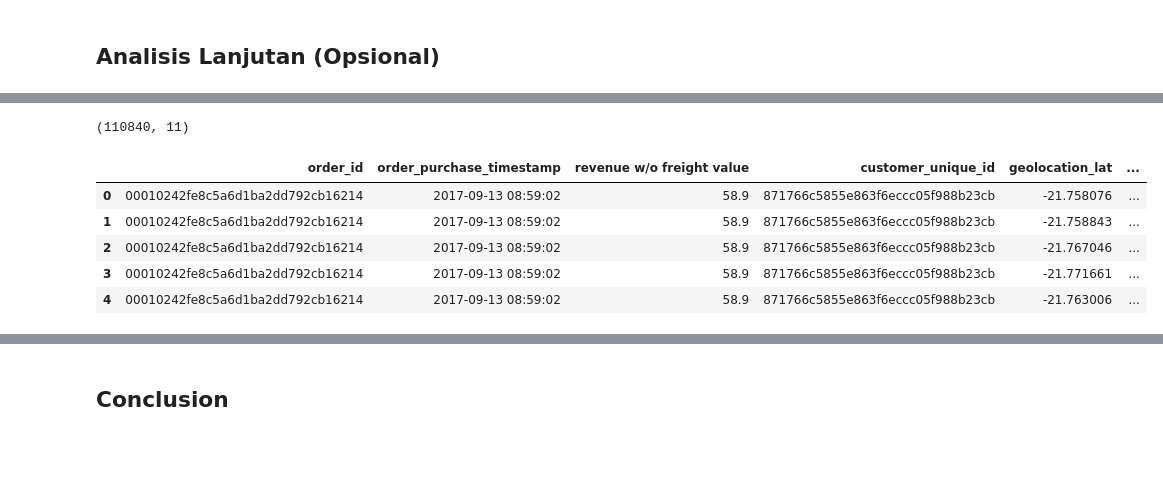
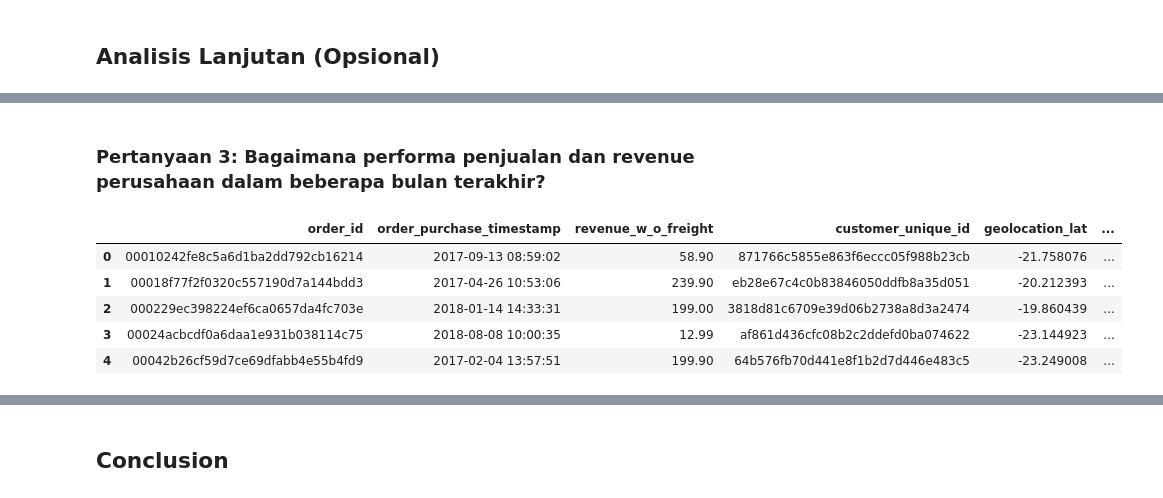
Before and after one commit to nairkivm/e-commerce-public-data-project, a Jupyter notebook: Proyek_Analisis_Data.ipynb, the cells around one changed output, grey strips where cells are left out. Saved outputs shown, nothing was run; the diff lists cells and outputs as text; code cells hidden in the pictures; blank space fills up the shorter version.

```diff
--- a/Proyek_Analisis_Data.ipynb
+++ b/Proyek_Analisis_Data.ipynb
@@ -220,7 +225,7 @@ modified_data['products'] = (
 # Remove duplicated data
 modified_data['geolocations'] = (
     modified_data['geolocations']
-    .drop_duplicates(ignore_index=True)
+    .drop_duplicates(subset='geolocation_zip_code_prefix', ignore_index=True)
 )
 
 # Handle missing value
@@ -453,7 +458,6 @@ df = (
         on="product_category_name"
     )
     .drop(columns=['product_category_name'])
-    .drop()
 )
 
 df.head()
@@ -624,36 +658,31 @@ df[['order_id', 'price']].groupby(['order_id']).sum()
-# %%
-df.shape #[['order_id', 'customer_unique_id', 'geolocation_lat', 'geolocation_lng']].drop_duplicates()
-# %% [output]
-(110840, 11)
+# %% [markdown]
+### Pertanyaan 3: Bagaimana performa penjualan dan revenue perusahaan dalam beberapa bulan terakhir?
 # %%
-# RFM Analysis
-
 ## Create a dataframe based on df and df_2
 df_3 = (
     df[['order_id', 'order_purchase_timestamp', 'price']]
     .groupby(['order_id'])
     .agg({
         'order_purchase_timestamp':'max',
         'price': 'sum'
     })
     .reset_index()
     .merge(
         (
             df_2[['order_id', 'customer_unique_id', 'geolocation_lat', 'geolocation_lng']]
             .drop_duplicates()
         ),
         how="left",
         on="order_id"
     )
-    .rename(columns={'price':'revenue w/o freight value'})
+    .rename(columns={'price':'revenue_w_o_freight'})
 )
 
 df_3.head()
-## Recency of the users
 # %% [output]
-|  | order_id | order_purchase_timestamp | revenue w/o freight value | customer_unique_id | geolocation_lat | ... |
-| 0 | 00010242fe8c5a6d1ba2dd792cb16214 | 2017-09-13 08:59:02 | 58.9 | 871766c5855e863f6eccc05f988b23cb | -21.758076 | ... |
-| 1 | 00010242fe8c5a6d1ba2dd792cb16214 | 2017-09-13 08:59:02 | 58.9 | 871766c5855e863f6eccc05f988b23cb | -21.758843 | ... |
-| 2 | 00010242fe8c5a6d1ba2dd792cb16214 | 2017-09-13 08:59:02 | 58.9 | 871766c5855e863f6eccc05f988b23cb | -21.767046 | ... |
-| 3 | 00010242fe8c5a6d1ba2dd792cb16214 | 2017-09-13 08:59:02 | 58.9 | 871766c5855e863f6eccc05f988b23cb | -21.771661 | ... |
-| 4 | 00010242fe8c5a6d1ba2dd792cb16214 | 2017-09-13 08:59:02 | 58.9 | 871766c5855e863f6eccc05f988b23cb | -21.763006 | ... |
+|  | order_id | order_purchase_timestamp | revenue_w_o_freight | customer_unique_id | geolocation_lat | ... |
+| 0 | 00010242fe8c5a6d1ba2dd792cb16214 | 2017-09-13 08:59:02 | 58.90 | 871766c5855e863f6eccc05f988b23cb | -21.758076 | ... |
+| 1 | 00018f77f2f0320c557190d7a144bdd3 | 2017-04-26 10:53:06 | 239.90 | eb28e67c4c0b83846050ddfb8a35d051 | -20.212393 | ... |
+| 2 | 000229ec398224ef6ca0657da4fc703e | 2018-01-14 14:33:31 | 199.00 | 3818d81c6709e39d06b2738a8d3a2474 | -19.860439 | ... |
+| 3 | 00024acbcdf0a6daa1e931b038114c75 | 2018-08-08 10:00:35 | 12.99 | af861d436cfc08b2c2ddefd0ba074622 | -23.144923 | ... |
+| 4 | 00042b26cf59d7ce69dfabb4e55b4fd9 | 2017-02-04 13:57:51 | 199.90 | 64b576fb70d441e8f1b2d7d446e483c5 | -23.249008 | ... |
```
Also changed, not shown: parts of 20 cells of this notebook.
